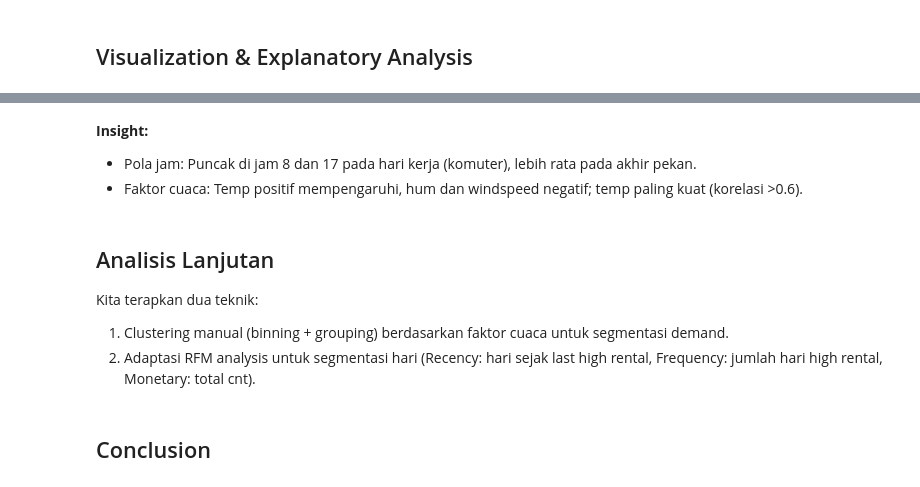
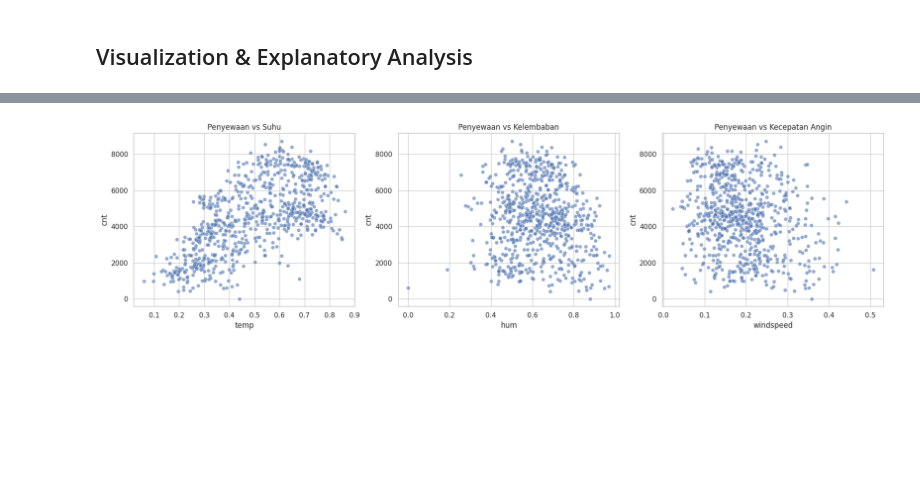
Before and after one commit to boboiboyapi01/submission, a Jupyter notebook: notebook.ipynb, the cells around one changed output, grey strips where cells are left out. Saved outputs shown, nothing was run; the diff lists cells and outputs as text; code cells hidden in the pictures; blank space fills up the shorter version.

Commit message:
Finalize project documentation, analysis workflow, and Streamlit dashboard

```diff
--- a/notebook.ipynb
+++ b/notebook.ipynb
@@ -120,0 +155,21 @@ print('Average Rentals by Weekday:', weekday_group)
+# %%
+# Aggregasi 1: Rata-rata penyewaan berdasarkan kondisi cuaca (weathersit)
+weather_avg = day_df.groupby('weathersit')['cnt'].agg(['mean', 'count']).rename(
+    columns={'mean': 'avg_rentals', 'count': 'jumlah_hari'}
+)
+weather_labels = {1: 'Cerah', 2: 'Berawan/Mist', 3: 'Hujan Ringan/Salju Ringan', 4: 'Hujan Lebat/Salju Lebat'}
+weather_avg.index = weather_avg.index.map(weather_labels)
+
+# Aggregasi 2: Binning suhu dan rata-rata penyewaan
+day_df['temp_bin'] = pd.cut(day_df['temp'], bins=5, labels=['Sangat Dingin', 'Dingin', 'Sedang', 'Hangat', 'Panas'])
+temp_bin_avg = day_df.groupby('temp_bin', observed=True)['cnt'].mean()
+
+# Korelasi Pearson
+corr_weather = day_df[['cnt', 'temp', 'hum', 'windspeed']].corr()['cnt'].drop('cnt')
+
+print('Rata-rata Penyewaan per Kondisi Cuaca:')
+display(weather_avg)
+print('\nRata-rata Penyewaan per Kategori Suhu:')
+display(temp_bin_avg)
+print('\nKorelasi dengan Jumlah Penyewaan:')
+display(corr_weather)
@@ -143,20 +221,13 @@ plt.show()
 # %%
-# Scatter plots for weather factors
+# Visual Pertanyaan 2
 fig, axes = plt.subplots(1, 3, figsize=(18,5))
-sns.scatterplot(ax=axes[0], x='temp', y='cnt', data=day_df)
-axes[0].set_title('Rentals vs Temperature')
-sns.scatterplot(ax=axes[1], x='hum', y='cnt', data=day_df)
-axes[1].set_title('Rentals vs Humidity')
-sns.scatterplot(ax=axes[2], x='windspeed', y='cnt', data=day_df)
-axes[2].set_title('Rentals vs Windspeed')
+sns.scatterplot(ax=axes[0], x='temp', y='cnt', data=day_df, alpha=0.6)
+axes[0].set_title('Penyewaan vs Suhu')
+sns.scatterplot(ax=axes[1], x='hum', y='cnt', data=day_df, alpha=0.6)
+axes[1].set_title('Penyewaan vs Kelembaban')
+sns.scatterplot(ax=axes[2], x='windspeed', y='cnt', data=day_df, alpha=0.6)
+axes[2].set_title('Penyewaan vs Kecepatan Angin')
+plt.tight_layout()
 plt.show()
+# %% [output]
+[figure, added]
-# %% [markdown]
-**Insight:**
-- Pola jam: Puncak di jam 8 dan 17 pada hari kerja (komuter), lebih rata pada akhir pekan.
-- Faktor cuaca: Temp positif mempengaruhi, hum dan windspeed negatif; temp paling kuat (korelasi >0.6).
-# %% [markdown]
-## Analisis Lanjutan
-
-Kita terapkan dua teknik:
-1. Clustering manual (binning + grouping) berdasarkan faktor cuaca untuk segmentasi demand.
-2. Adaptasi RFM analysis untuk segmentasi hari (Recency: hari sejak last high rental, Frequency: jumlah hari high rental, Monetary: total cnt).
@@ -211,2 +233,0 @@ display(rfm_df)
-# %% [markdown]
-## Conclusion
```
Also changed, not shown: parts of 36 cells of this notebook, 2 other files.
